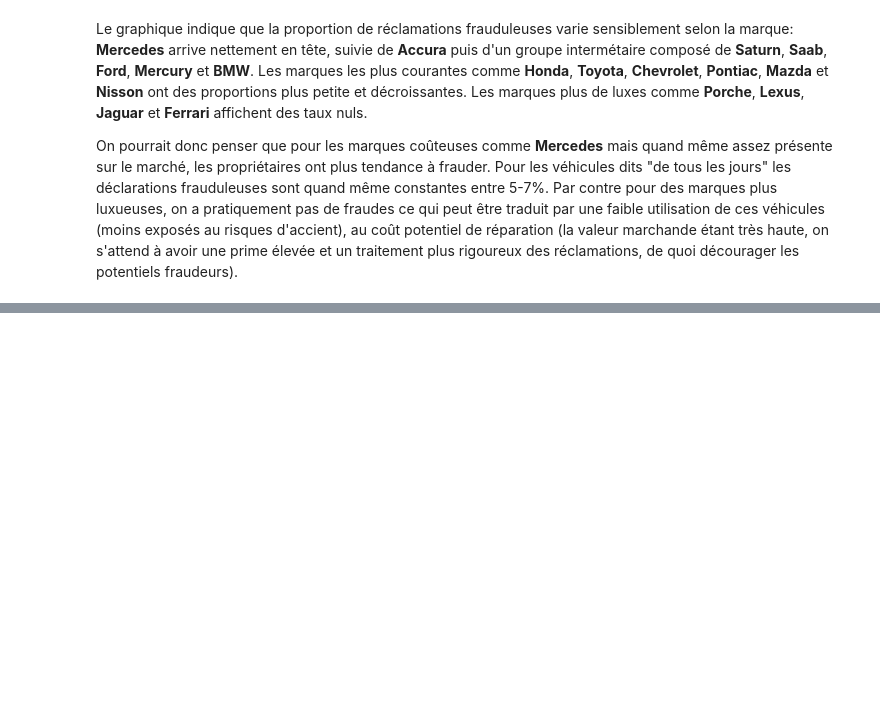
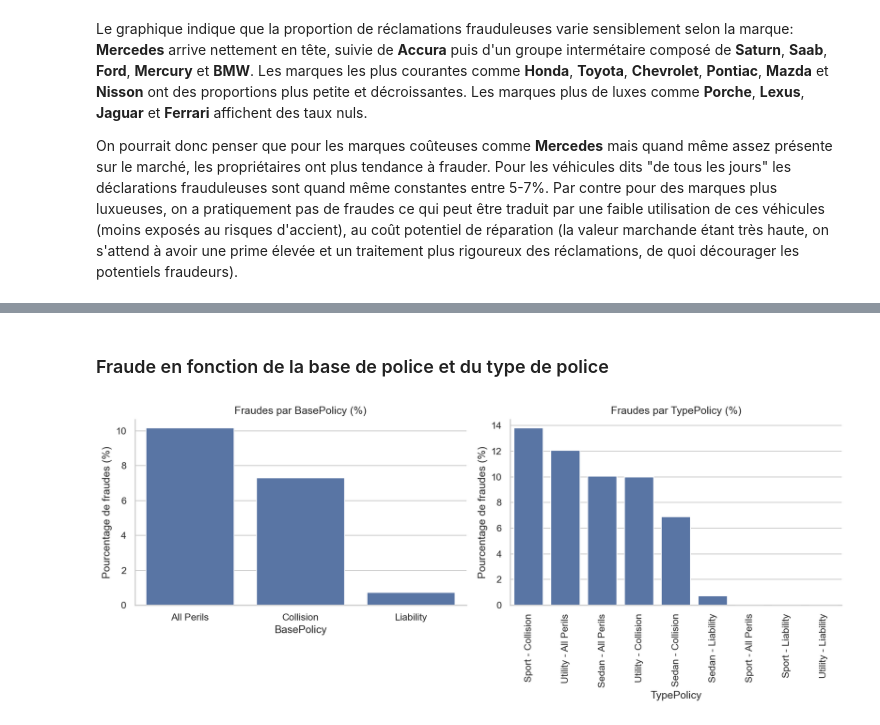
Before and after one commit to wendlassidakab/vehicle_insurance_fraud_detection, a Jupyter notebook: fraud_detection.ipynb, the cells around one changed output, grey strips where cells are left out. Cells and saved outputs as stored; diff of their text form; code cells hidden in the pictures; blank space fills up the shorter version.

```diff
--- a/fraud_detection.ipynb
+++ b/fraud_detection.ipynb
@@ -337,0 +397,43 @@ On pourrait donc penser que pour les marques coûteuses comme **Mercedes** mais
+# %% [markdown]
+### Fraude en fonction de la base de police et du type de police
+# %%
+# Distribution de BasePolicy
+df_count_bp = df_1["BasePolicy"].value_counts().sort_index()
+df_count_fraud_bp = df_fraud["BasePolicy"].value_counts().sort_index()
+
+# Pourcentage de fraude
+df_percentage_fraud_bp = pd.DataFrame(round((df_count_fraud_bp / df_count_bp) * 100, 2)).fillna(0).reset_index()
+df_percentage_fraud_bp.columns = ["BasePolicy", "Fraud %"]
+df_percentage_fraud_bp = df_percentage_fraud_bp.sort_values(by=["Fraud %"], ascending=False)
+
+# Distribution des TypePolicy
+df_count_tp = df_1["PolicyType"].value_counts().sort_index()
+df_count_fraud_tp = df_fraud["PolicyType"].value_counts().sort_index()
+
+# Pourcentage de fraude
+df_percentage_fraud_tp = pd.DataFrame(round((df_count_fraud_tp / df_count_tp) * 100, 2)).fillna(0).reset_index()
+df_percentage_fraud_tp.columns = ["PolicyType", "Fraud %"]
+df_percentage_fraud_tp = df_percentage_fraud_tp.sort_values(by=["Fraud %"], ascending=False)
+
+
+# --- Barplots côte à côte ---
+fig, axes = plt.subplots(1, 2, figsize=(12, 5), dpi=150)
+
+# BasePolicy
+sns.barplot(data=df_percentage_fraud_bp, y="Fraud %", x="BasePolicy", ax=axes[0])
+axes[0].set_title("Fraudes par BasePolicy (%)")
+axes[0].set_ylabel("Pourcentage de fraudes (%)")
+axes[0].set_xlabel("BasePolicy")
+
+# TypePolicy
+sns.barplot(data=df_percentage_fraud_tp, y="Fraud %", x="PolicyType", ax=axes[1])
+axes[1].set_title("Fraudes par TypePolicy (%)")
+axes[1].set_ylabel("Pourcentage de fraudes (%)")
+axes[1].set_xlabel("TypePolicy")
+axes[1].tick_params(axis="x", labelrotation=90)
+
+sns.despine()
+plt.tight_layout()
+plt.show()
+# %% [output]
+[figure, added]
```
Also changed, not shown: parts of 32 cells of this notebook.
